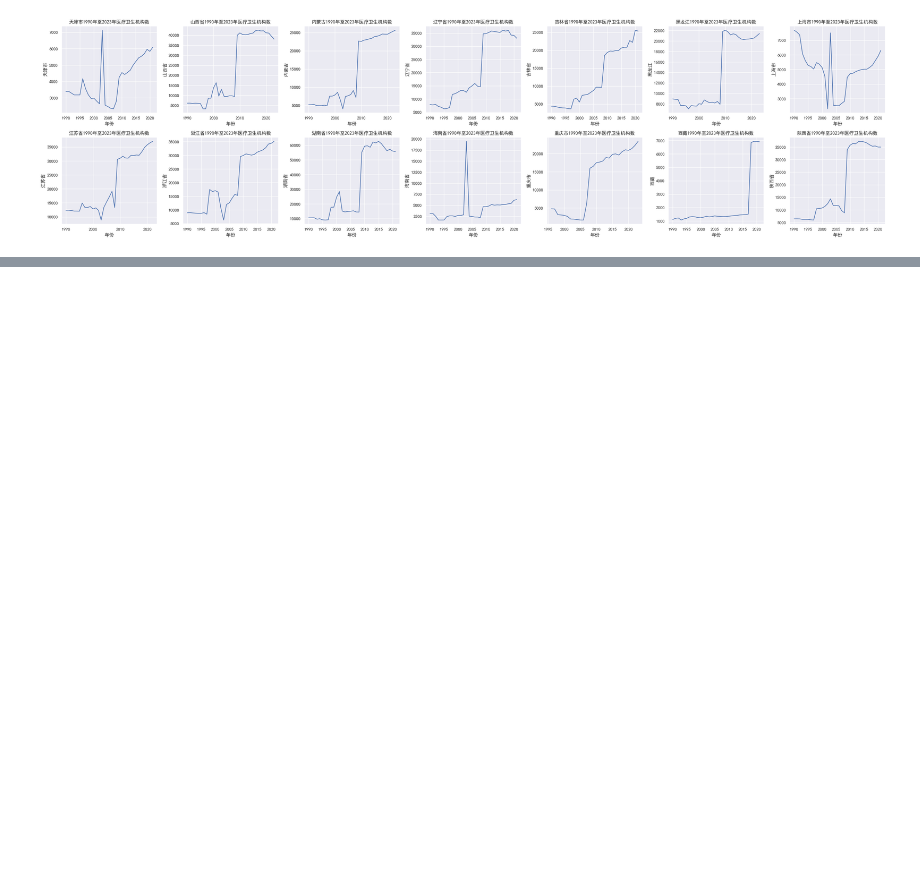
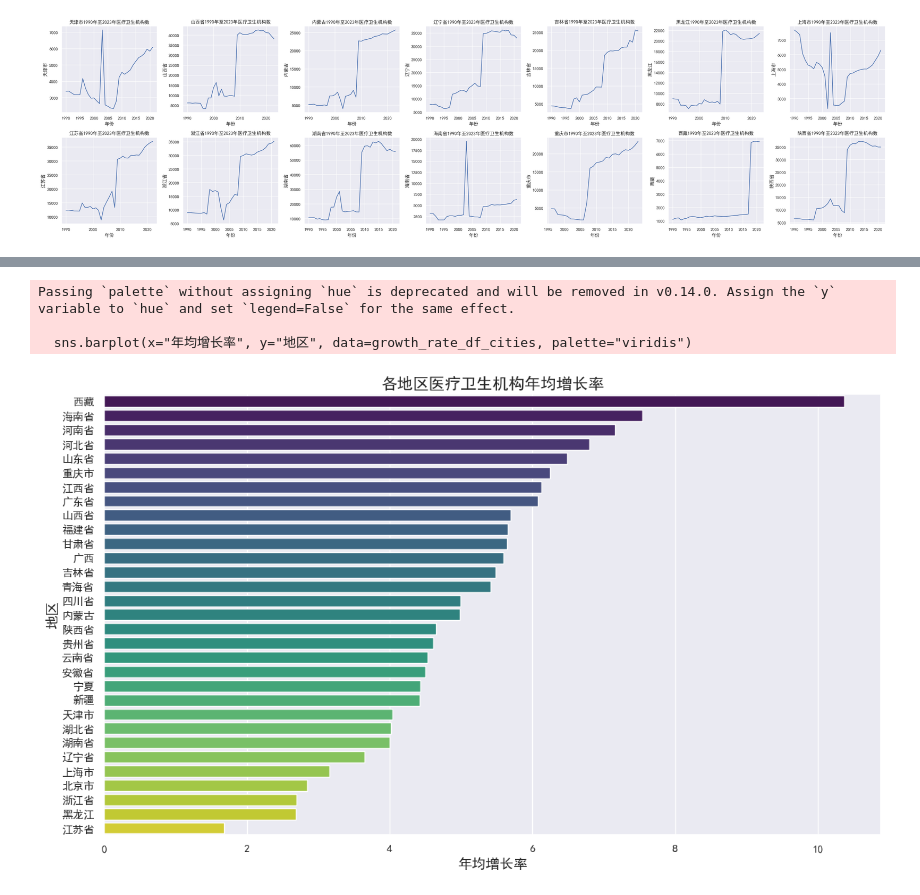
Before and after one commit to Eilok/2024-MathModel-medicine, a Jupyter notebook: first_q.ipynb, the cells around one changed output, grey strips where cells are left out. Cells and saved outputs as stored; diff of their text form; code cells hidden in the pictures; blank space fills up the shorter version.

```diff
--- a/first_q.ipynb
+++ b/first_q.ipynb
@@ -124,0 +191,22 @@ print(growth_rates)
+# %%
+# 将增长率字典封装成dataframe
+growth_rate_df = pd.DataFrame(list(growth_rates.items()), columns=["地区", "年均增长率"])
+growth_rate_df_cities = growth_rate_df.drop(index=0) # 删除全国数据
+growth_rate_df_cities.sort_values(by="年均增长率", ascending=False, inplace=True)
+
+# 绘制柱状图比较各地区的年均增长率
+sns.set_theme(style="darkgrid")
+
+plt.figure(figsize=(14, 8))
+plt.rcParams['font.sans-serif'] = ['SimHei']  # 设置中文字体
+plt.rcParams['axes.unicode_minus'] = False  # 设置负号显示
+sns.barplot(x="年均增长率", y="地区", data=growth_rate_df_cities, palette="viridis")
+plt.title("各地区医疗卫生机构年均增长率", fontsize=16)
+plt.xlabel("年均增长率", fontsize=14)
+plt.ylabel("地区", fontsize=14)
+plt.show()
+# %% [output]
+Passing `palette` without assigning `hue` is deprecated and will be removed in v0.14.0. Assign the `y` variable to `hue` and set `legend=False` for the same effect.
+
+  sns.barplot(x="年均增长率", y="地区", data=growth_rate_df_cities, palette="viridis")
+[figure, added]
```
Also changed, not shown: parts of 7 cells of this notebook.
